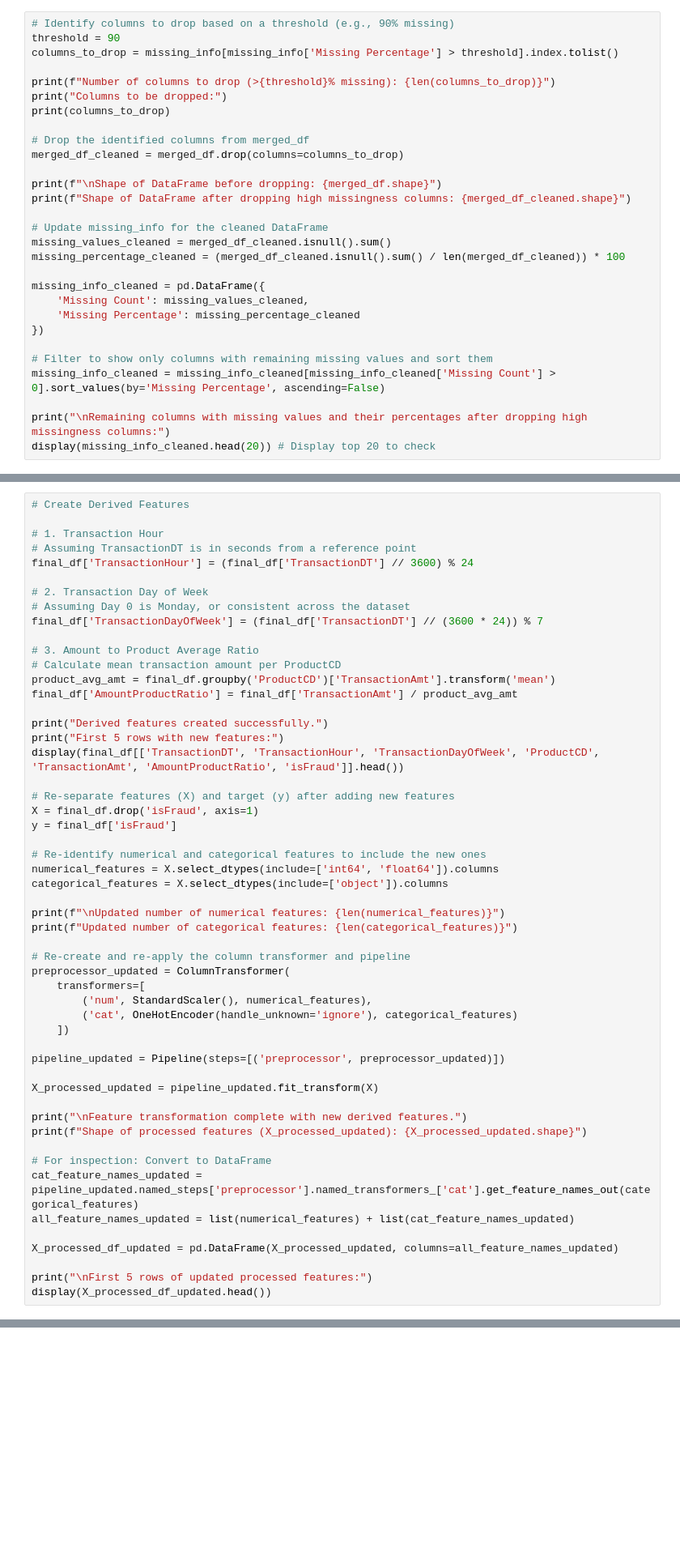
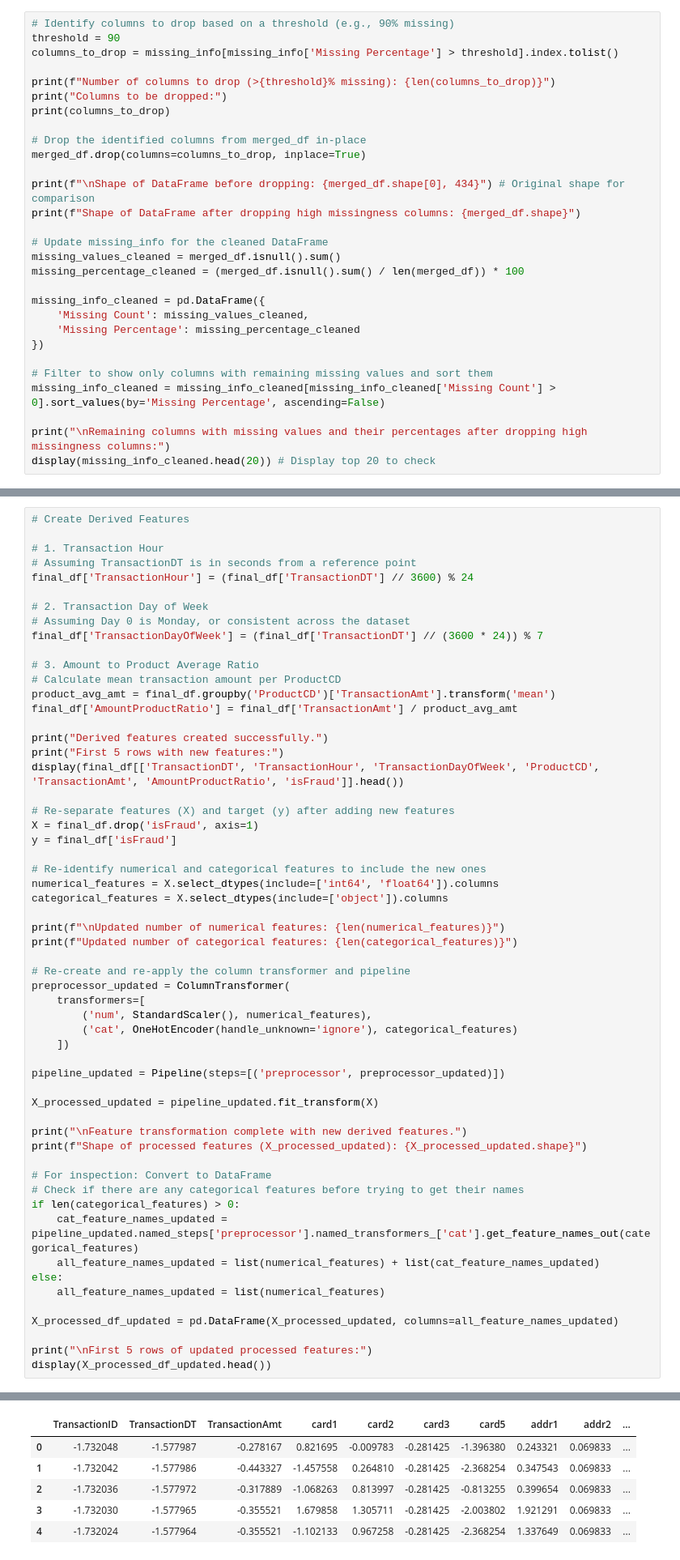
Before and after one commit to abilashkannanv/AIML, a Jupyter notebook: TrustCart_Phase1_Transaction_Risk_Prediction.ipynb, the cells around one changed output, grey strips where cells are left out. Shown at 81% size. Drawn from its saved outputs; the diff is of its cells as text; blank space fills up the shorter version.

```diff
--- a/TrustCart_Phase1_Transaction_Risk_Prediction.ipynb
+++ b/TrustCart_Phase1_Transaction_Risk_Prediction.ipynb
@@ -258,15 +258,15 @@ print(f"Number of columns to drop (>{threshold}% missing): {len(columns_to_drop)
 print("Columns to be dropped:")
 print(columns_to_drop)
 
-# Drop the identified columns from merged_df
-merged_df_cleaned = merged_df.drop(columns=columns_to_drop)
+# Drop the identified columns from merged_df in-place
+merged_df.drop(columns=columns_to_drop, inplace=True)
 
-print(f"\nShape of DataFrame before dropping: {merged_df.shape}")
-print(f"Shape of DataFrame after dropping high missingness columns: {merged_df_cleaned.shape}")
+print(f"\nShape of DataFrame before dropping: {merged_df.shape[0], 434}") # Original shape for comparison
+print(f"Shape of DataFrame after dropping high missingness columns: {merged_df.shape}")
 
 # Update missing_info for the cleaned DataFrame
-missing_values_cleaned = merged_df_cleaned.isnull().sum()
-missing_percentage_cleaned = (merged_df_cleaned.isnull().sum() / len(merged_df_cleaned)) * 100
+missing_values_cleaned = merged_df.isnull().sum()
+missing_percentage_cleaned = (merged_df.isnull().sum() / len(merged_df)) * 100
 
 missing_info_cleaned = pd.DataFrame({
     'Missing Count': missing_values_cleaned,
@@ -775,10 +670,15 @@ print("\nFeature transformation complete with new derived features.")
 print(f"Shape of processed features (X_processed_updated): {X_processed_updated.shape}")
 
 # For inspection: Convert to DataFrame
-cat_feature_names_updated = pipeline_updated.named_steps['preprocessor'].named_transformers_['cat'].get_feature_names_out(categorical_features)
-all_feature_names_updated = list(numerical_features) + list(cat_feature_names_updated)
+# Check if there are any categorical features before trying to get their names
+if len(categorical_features) > 0:
+    cat_feature_names_updated = pipeline_updated.named_steps['preprocessor'].named_transformers_['cat'].get_feature_names_out(categorical_features)
+    all_feature_names_updated = list(numerical_features) + list(cat_feature_names_updated)
+else:
+    all_feature_names_updated = list(numerical_features)
 
 X_processed_df_updated = pd.DataFrame(X_processed_updated, columns=all_feature_names_updated)
 
 print("\nFirst 5 rows of updated processed features:")
 display(X_processed_df_updated.head())
+# %% [output]
@@ -784,0 +700,6 @@ display(X_processed_df_updated.head())
+|  | TransactionID | TransactionDT | TransactionAmt | card1 | card2 | card3 | card5 | addr1 | addr2 | ... |
+| 0 | -1.732048 | -1.577987 | -0.278167 | 0.821695 | -0.009783 | -0.281425 | -1.396380 | 0.243321 | 0.069833 | ... |
+| 1 | -1.732042 | -1.577986 | -0.443327 | -1.457558 | 0.264810 | -0.281425 | -2.368254 | 0.347543 | 0.069833 | ... |
+| 2 | -1.732036 | -1.577972 | -0.317889 | -1.068263 | 0.813997 | -0.281425 | -0.813255 | 0.399654 | 0.069833 | ... |
+| 3 | -1.732030 | -1.577965 | -0.355521 | 1.679858 | 1.305711 | -0.281425 | -2.003802 | 1.921291 | 0.069833 | ... |
+| 4 | -1.732024 | -1.577964 | -0.355521 | -1.102133 | 0.967258 | -0.281425 | -2.368254 | 1.337649 | 0.069833 | ... |
```
Also changed, not shown: parts of 28 cells of this notebook.
